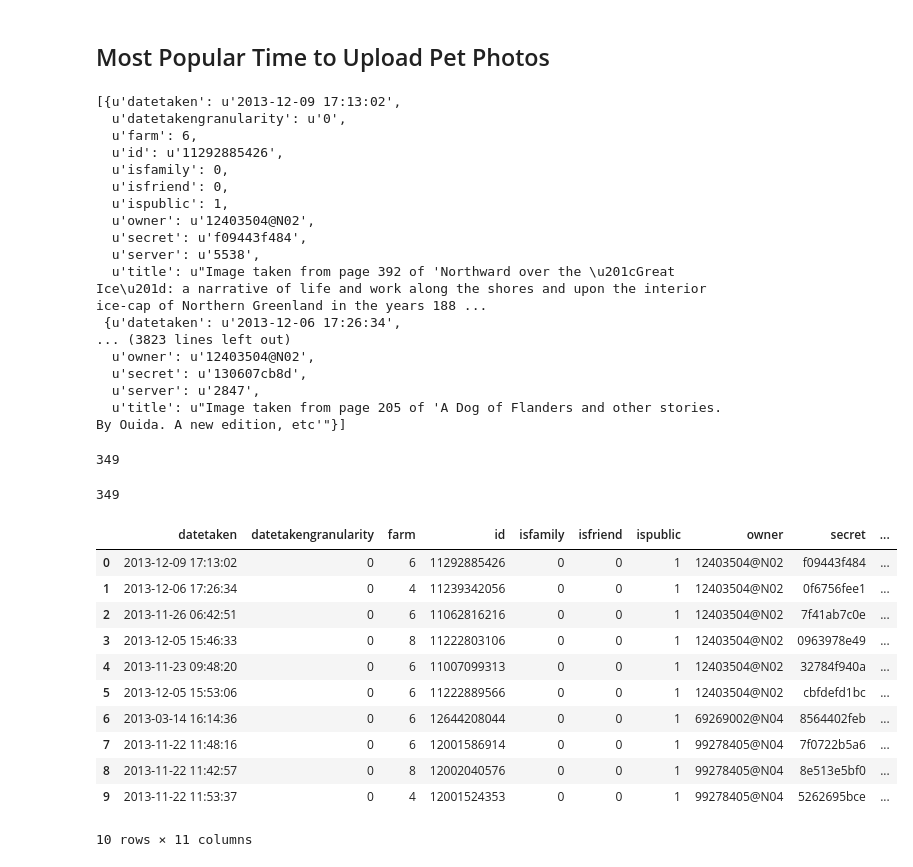
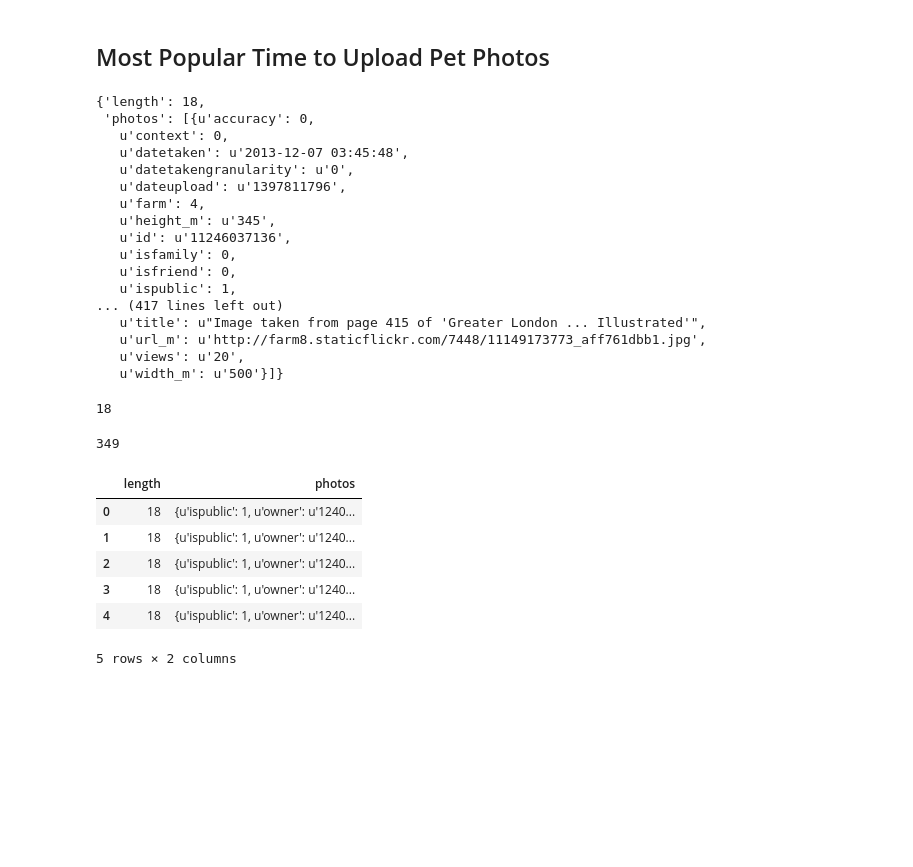
Before and after one commit to cal-a-mari/web-appetit, a Jupyter notebook: notebooks/Pet Photo Analysis.ipynb, the cells around one changed output. Cells and saved outputs as stored; diff of their text form; code cells hidden in the pictures; blank space fills up the shorter version.

```diff
--- a/notebooks/Pet Photo Analysis.ipynb
+++ b/notebooks/Pet Photo Analysis.ipynb
@@ -317,62 +317,48 @@ get_count(desc_dog)/float(get_count(desc_cat))
 1.1296296296296295
 # %% [markdown]
 ## Most Popular Time to Upload Pet Photos
-# %%
-query = flickr.photos_search(
-            text='dog',
-            min_taken_date='2013-01-01',
-            max_taken_date='2013-12-31',
-            extras='date_taken',
-            license="7",
-            per_page = 500,
-            format='json')
-
-photos = get_photos(query)
-photos
-# %% [output]
-[{u'datetaken': u'2013-12-09 17:13:02',
-  u'datetakengranularity': u'0',
-  u'farm': 6,
-  u'id': u'11292885426',
-  u'isfamily': 0,
-  u'isfriend': 0,
-  u'ispublic': 1,
-  u'owner': u'12403504@N02',
-  u'secret': u'f09443f484',
-  u'server': u'5538',
-  u'title': u"Image taken from page 392 of 'Northward over the \u201cGreat Ice\u201d: a narrative of life and work along the shores and upon the interior ice-cap of Northern Greenland in the years 188 ...
- {u'datetaken': u'2013-12-06 17:26:34',
-... (3823 lines left out)
-  u'owner': u'12403504@N02',
-  u'secret': u'130607cb8d',
-  u'server': u'2847',
-  u'title': u"Image taken from page 205 of 'A Dog of Flanders and other stories. By Ouida. A new edition, etc'"}]
+# %%
+photos = get_all_photos(tags='sheep', min_taken_date='2013-12-01', max_taken_date='2013-12-31')
+photos
+# %% [output]
+{'length': 18,
+ 'photos': [{u'accuracy': 0,
+   u'context': 0,
+   u'datetaken': u'2013-12-07 03:45:48',
+   u'datetakengranularity': u'0',
+   u'dateupload': u'1397811796',
+   u'farm': 4,
+   u'height_m': u'345',
+   u'id': u'11246037136',
+   u'isfamily': 0,
+   u'isfriend': 0,
+   u'ispublic': 1,
+... (417 lines left out)
+   u'title': u"Image taken from page 415 of 'Greater London ... Illustrated'",
+   u'url_m': u'http://farm8.staticflickr.com/7448/11149173773_aff761dbb1.jpg',
+   u'views': u'20',
+   u'width_m': u'500'}]}
 # %%
 """
 The json returned only gives max 100 photos at a time.
 We'll modify our get photos function to query until all the pages' results are retrived.
 """
-len(photos)
+photos['length']
 # %% [output]
-349
+18
 # %%
 get_count(query)
 # %% [output]
 349
 # %%
-dogs2013 = DataFrame(photos)
-dogs2013.head(10)
+df = DataFrame(photos)
+df.head(5)
 # %% [output]
-|  | datetaken | datetakengranularity | farm | id | isfamily | isfriend | ispublic | owner | secret | ... |
-| 0 | 2013-12-09 17:13:02 | 0 | 6 | 11292885426 | 0 | 0 | 1 | 12403504@N02 | f09443f484 | ... |
-| 1 | 2013-12-06 17:26:34 | 0 | 4 | 11239342056 | 0 | 0 | 1 | 12403504@N02 | 0f6756fee1 | ... |
-| 2 | 2013-11-26 06:42:51 | 0 | 6 | 11062816216 | 0 | 0 | 1 | 12403504@N02 | 7f41ab7c0e | ... |
-| 3 | 2013-12-05 15:46:33 | 0 | 8 | 11222803106 | 0 | 0 | 1 | 12403504@N02 | 0963978e49 | ... |
-| 4 | 2013-11-23 09:48:20 | 0 | 6 | 11007099313 | 0 | 0 | 1 | 12403504@N02 | 32784f940a | ... |
-| 5 | 2013-12-05 15:53:06 | 0 | 6 | 11222889566 | 0 | 0 | 1 | 12403504@N02 | cbfdefd1bc | ... |
-| 6 | 2013-03-14 16:14:36 | 0 | 6 | 12644208044 | 0 | 0 | 1 | 69269002@N04 | 8564402feb | ... |
-| 7 | 2013-11-22 11:48:16 | 0 | 6 | 12001586914 | 0 | 0 | 1 | 99278405@N04 | 7f0722b5a6 | ... |
-| 8 | 2013-11-22 11:42:57 | 0 | 8 | 12002040576 | 0 | 0 | 1 | 99278405@N04 | 8e513e5bf0 | ... |
-| 9 | 2013-11-22 11:53:37 | 0 | 4 | 12001524353 | 0 | 0 | 1 | 99278405@N04 | 5262695bce | ... |
+|  | length | photos |
+| 0 | 18 | {u'ispublic': 1, u'owner': u'1240... |
+| 1 | 18 | {u'ispublic': 1, u'owner': u'1240... |
+| 2 | 18 | {u'ispublic': 1, u'owner': u'1240... |
+| 3 | 18 | {u'ispublic': 1, u'owner': u'1240... |
+| 4 | 18 | {u'ispublic': 1, u'owner': u'1240... |
-10 rows × 11 columns
+5 rows × 2 columns
 # %%
```
Also changed, not shown: parts of 8 cells of this notebook, 2 other files.
